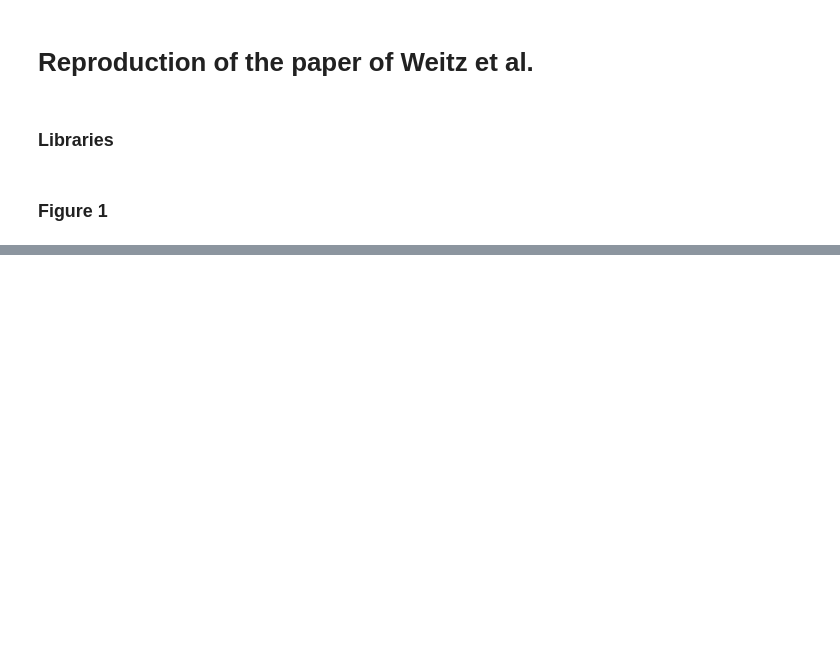
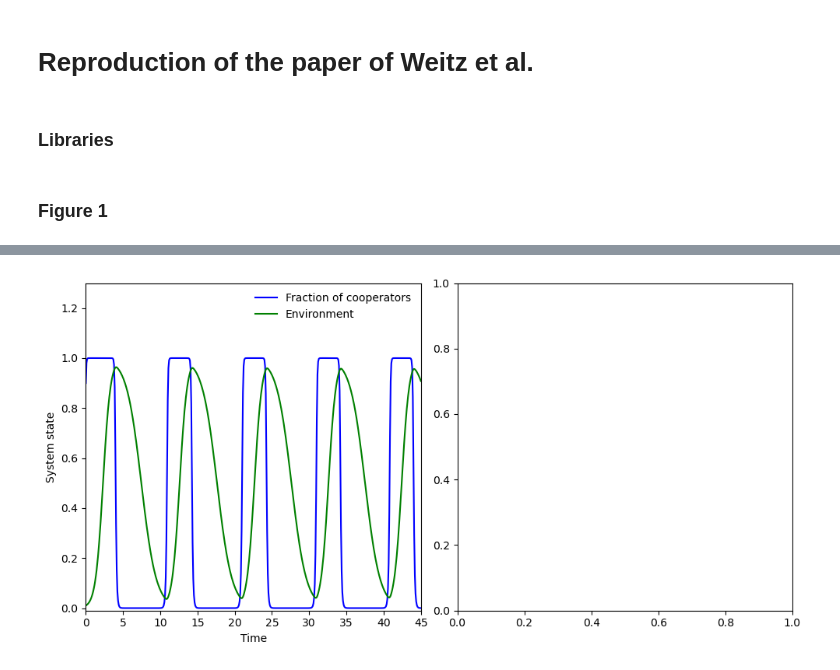
Before and after one commit to Rayane-KO/CGT2526, a Jupyter notebook: Reproduction.ipynb, the cells around one changed output, grey strips where cells are left out. Saved outputs shown, nothing was run; the diff lists cells and outputs as text; code cells hidden in the pictures; blank space fills up the shorter version.

```diff
--- a/Reproduction.ipynb
+++ b/Reproduction.ipynb
@@ -94,0 +90,32 @@ reproduce_figure_2()
+# %%
+def reproduce_figure_2():
+    # Parameters from Weitz et al. 2016
+    epsilon = 0.1
+    theta = 2.0
+    R, S, T, P = 3.0, 0.0, 5.0, 1.0
+
+    fig, axes = plt.subplots(1, 2, figsize=(10, 5))
+
+    # --- LEFT PANEL: Time Series ---
+    # Matches the smooth curves in Fig 2A
+    sol = solve_ivp(dynamics_symmetric, (0, 45), [0.9, 0.01],
+                    method="BDF",
+                    t_eval=np.linspace(0, 45, 500),
+                    args=(epsilon, theta, R, S, T, P),
+                    max_step=0.10, rtol=1e-7, atol=1e-11) #7, 11
+
+    ax = axes[0]
+    ax.plot(sol.t, sol.y[0], 'b-', label='Fraction of cooperators')
+    ax.plot(sol.t, sol.y[1], 'g-', label='Environment')
+    ax.set_xlabel('Time')
+    ax.set_ylabel('System state')
+    ax.set_xlim(0, 45)
+    ax.set_ylim(-0.01, 1.3)
+    ax.legend(loc='upper right', frameon=False)
+
+    plt.tight_layout()
+    plt.show()
+
+reproduce_figure_2()
+# %% [output]
+[figure, added]
```
Also changed, not shown: parts of 2 cells of this notebook.
